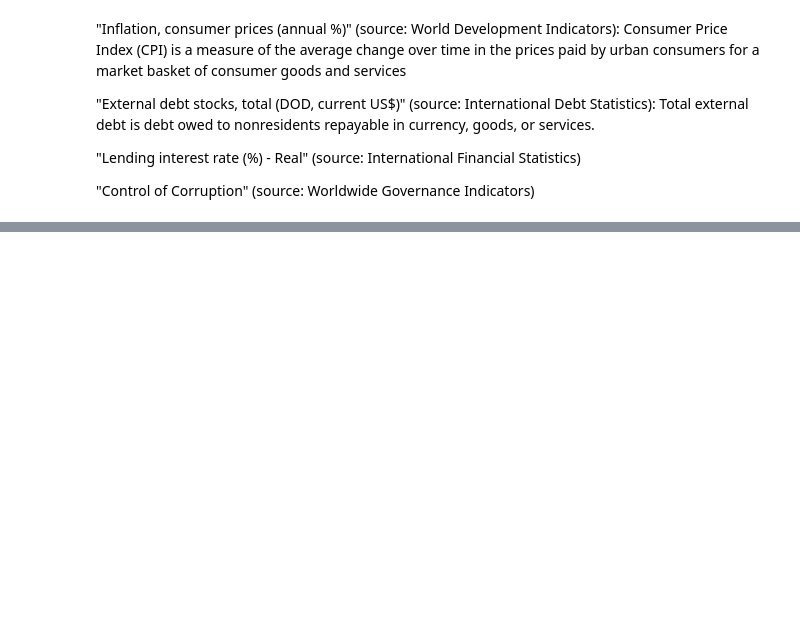
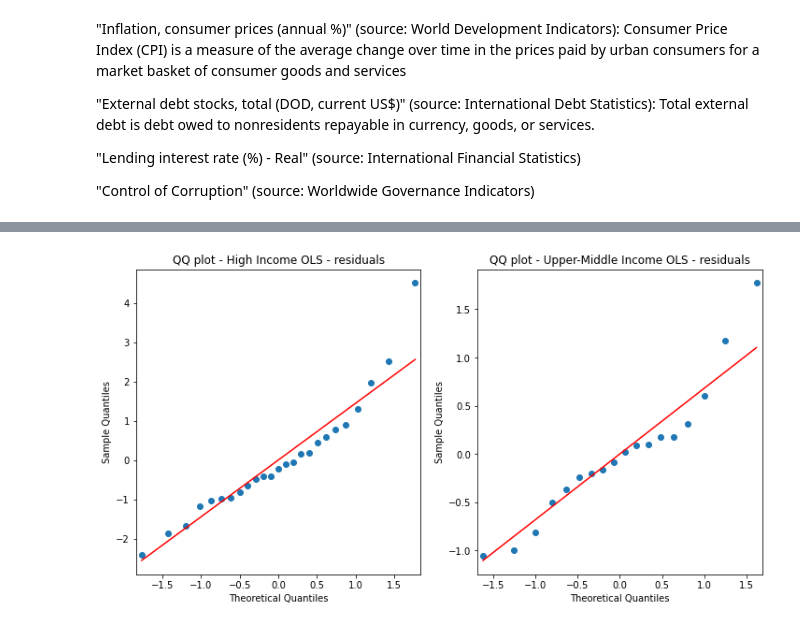
Before and after one commit to Bonorinoa/Entangled-Mind, a Jupyter notebook: OLS/Econometrics_Python_OLS.ipynb, the cells around one changed output, grey strips where cells are left out. Saved outputs shown, nothing was run; the diff lists cells and outputs as text; code cells hidden in the pictures; blank space fills up the shorter version.

```diff
--- a/OLS/Econometrics_Python_OLS.ipynb
+++ b/OLS/Econometrics_Python_OLS.ipynb
@@ -55,0 +162,7 @@ UNEMPSA_       Unemployment rate,Percent,,,
+# %%
+OLS_hic = run_ols_model(df_hic, 'gdp_growth', ['debt_gdp_ratio',
+                                                   'gov_effectiveness',
+                                                   'inflation',
+                                                   'public_investment',
+                                                   'co2_emission'])
+print(OLS_hic.summary())
@@ -55,0 +187,7 @@ UNEMPSA_       Unemployment rate,Percent,,,
+# %%
+OLS_umc = run_ols_model(df_umc, 'gdp_growth', ['debt_gdp_ratio',
+                                                   'gov_effectiveness',
+                                                   'inflation',
+                                                   'public_investment',
+                                                   'co2_emission'])
+print(OLS_umc.summary())
@@ -55,0 +304,23 @@ UNEMPSA_       Unemployment rate,Percent,,,
+# %%
+def qq_plot(models, titles=["QQ plot - High Income OLS - residuals",
+                            "QQ plot - Upper-Middle Income OLS - residuals"]):
+    """
+    Plots a QQ plot for the residuals of a list of OLS models.
+
+    Args:
+    models: A list of OLS regression models from statsmodels.
+    titles: Titles for the QQ plots
+
+    Returns:
+    QQ plots of the residuals.
+    """
+    fig, axs = plt.subplots(1, len(models), figsize=(6*len(models),6))
+    for i, model in enumerate(models):
+        res = model.resid
+        sm.qqplot(res, line='s', ax=axs[i])
+        axs[i].set(title=titles[i])
+    plt.show()
+# %%
+qq_plot([OLS_hic, OLS_umc])
+# %% [output]
+[figure, added]
```
Also changed, not shown: parts of 23 cells of this notebook.
